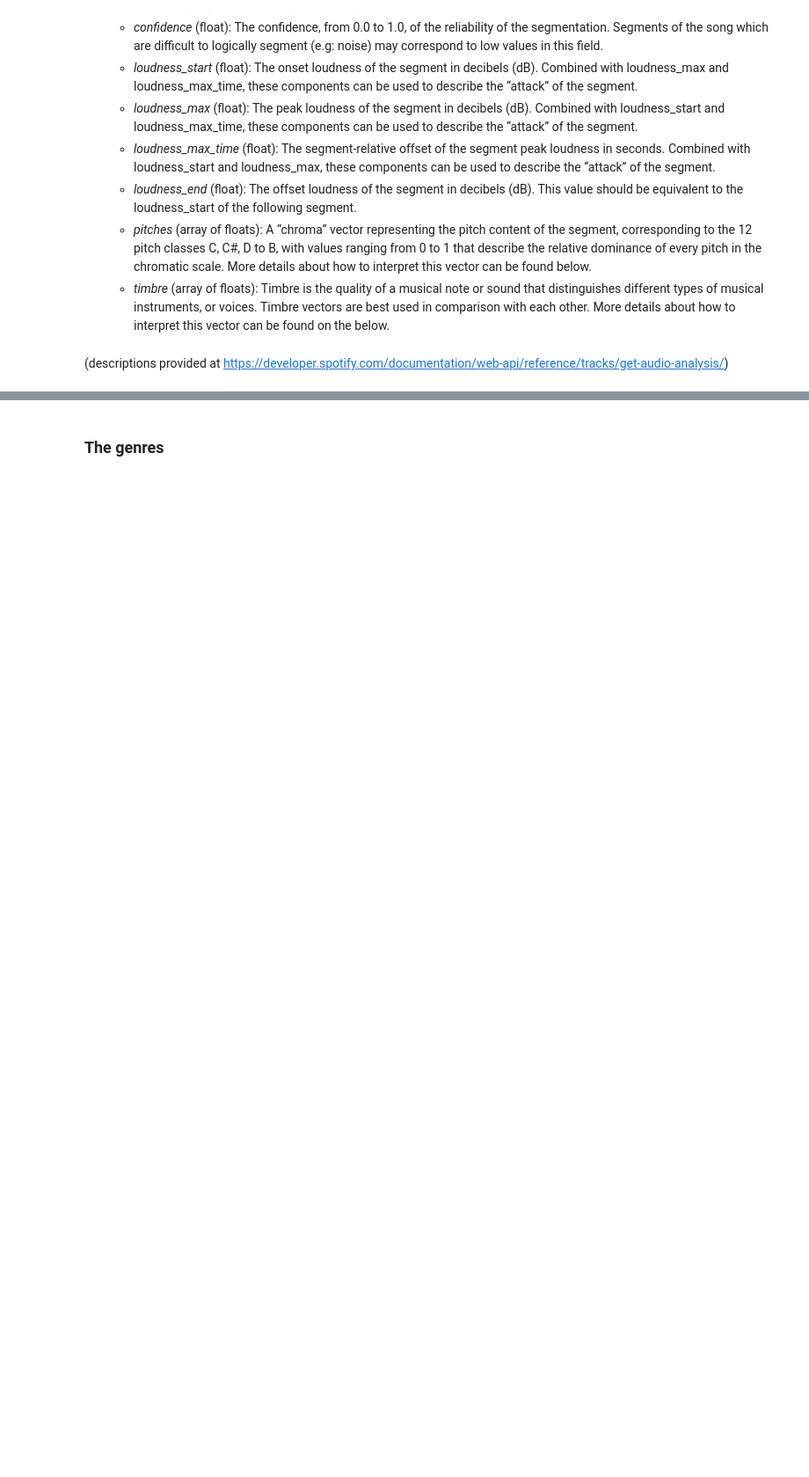
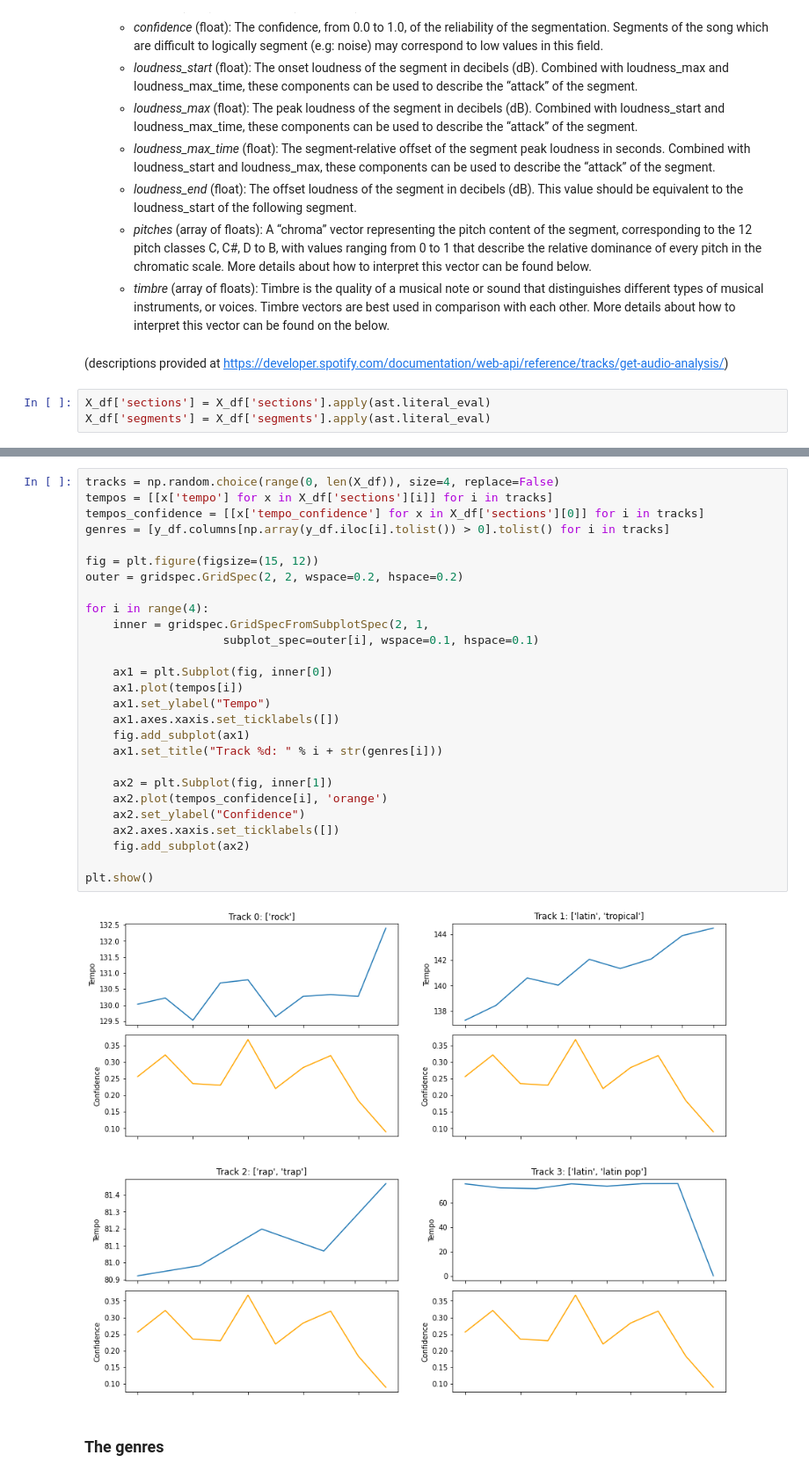
Before and after one commit to Egiob/spotify_genre_challenge, a Jupyter notebook: starting_kit.ipynb, the cells around one changed output, grey strips where cells are left out. Shown: that part at 88% size. Cells and saved outputs as stored; diff of their text form; blank space fills up the shorter version.

Commit message:
descritpion genres added + tests sequential features visualization

```diff
--- a/starting_kit.ipynb
+++ b/starting_kit.ipynb
@@ -130,3 +131,6 @@ We have 2 sequential features provided by Spotify `audio_analysis`:
     - *timbre* (array of floats): Timbre is the quality of a musical note or sound that distinguishes different types of musical instruments, or voices. Timbre vectors are best used in comparison with each other. More details about how to interpret this vector can be found on the below.
 # %% [markdown]
 (descriptions provided at https://developer.spotify.com/documentation/web-api/reference/tracks/get-audio-analysis/)
+# %%
+X_df['sections'] = X_df['sections'].apply(ast.literal_eval)
+X_df['segments'] = X_df['segments'].apply(ast.literal_eval)
@@ -133,2 +151,31 @@ We have 2 sequential features provided by Spotify `audio_analysis`:
+# %%
+tracks = np.random.choice(range(0, len(X_df)), size=4, replace=False)
+tempos = [[x['tempo'] for x in X_df['sections'][i]] for i in tracks]
+tempos_confidence = [[x['tempo_confidence'] for x in X_df['sections'][0]] for i in tracks]
+genres = [y_df.columns[np.array(y_df.iloc[i].tolist()) > 0].tolist() for i in tracks]
+
+fig = plt.figure(figsize=(15, 12))
+outer = gridspec.GridSpec(2, 2, wspace=0.2, hspace=0.2)
+
+for i in range(4):
+    inner = gridspec.GridSpecFromSubplotSpec(2, 1,
+                    subplot_spec=outer[i], wspace=0.1, hspace=0.1)
+
+    ax1 = plt.Subplot(fig, inner[0])
+    ax1.plot(tempos[i])
+    ax1.set_ylabel("Tempo")
+    ax1.axes.xaxis.set_ticklabels([])
+    fig.add_subplot(ax1)
+    ax1.set_title("Track %d: " % i + str(genres[i]))
+
+    ax2 = plt.Subplot(fig, inner[1])
+    ax2.plot(tempos_confidence[i], 'orange')
+    ax2.set_ylabel("Confidence")
+    ax2.axes.xaxis.set_ticklabels([])
+    fig.add_subplot(ax2)
+
+plt.show()
+# %% [output]
+[figure, added]
 # %% [markdown]
 ### The genres
```
Also changed, not shown: parts of 8 cells of this notebook.
